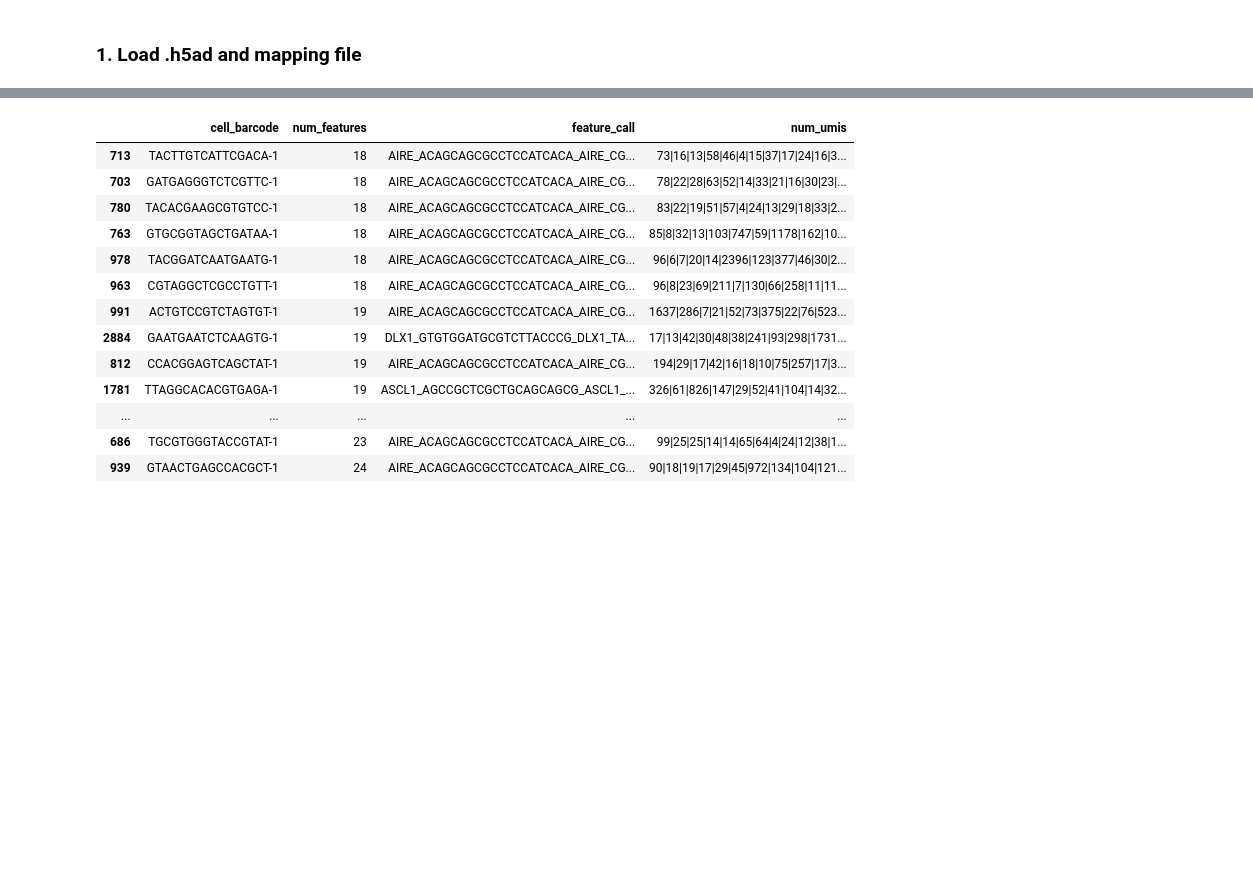
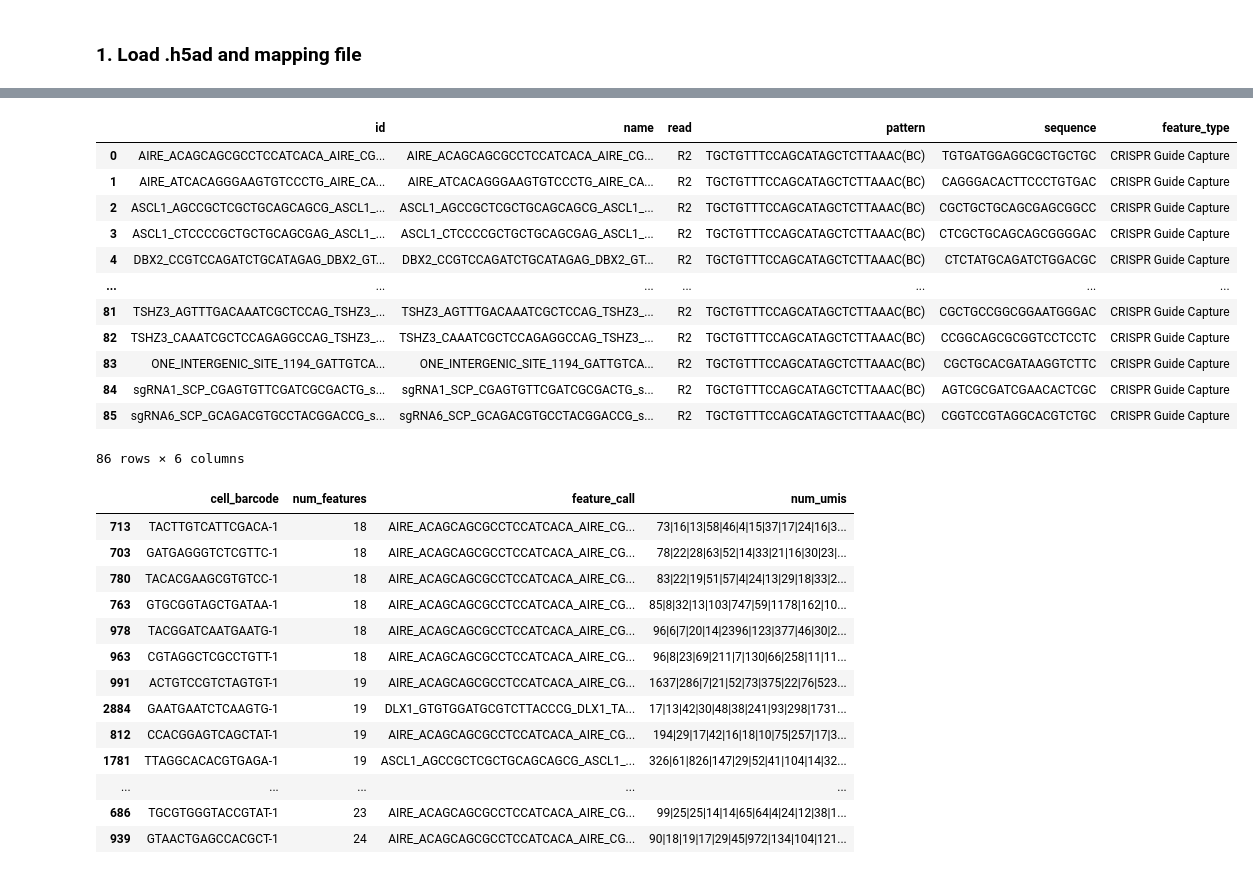
Before and after one commit to vitkl/cell2state_tf_activation, a Jupyter notebook: scripts/Kevin/20230105_multiome_rna_exploration.ipynb, the cells around one changed output, grey strips where cells are left out. Saved outputs shown, nothing was run; the diff lists cells and outputs as text; code cells hidden in the pictures; blank space fills up the shorter version.

```diff
--- a/scripts/Kevin/20230105_multiome_rna_exploration.ipynb
+++ b/scripts/Kevin/20230105_multiome_rna_exploration.ipynb
@@ -117,6 +120,22 @@ sgrna_rest_df = pd.DataFrame(
 )
 #rowwise concatenation of the two dataframes
 sgrna_df = pd.concat([sgrna_df, sgrna_rest_df], axis=0,ignore_index=True)
+# %%
+sgrna_df
+# %% [output]
+|  | id | name | read | pattern | sequence | feature_type |
+| 0 | AIRE_ACAGCAGCGCCTCCATCACA_AIRE_CG... | AIRE_ACAGCAGCGCCTCCATCACA_AIRE_CG... | R2 | TGCTGTTTCCAGCATAGCTCTTAAAC(BC) | TGTGATGGAGGCGCTGCTGC | CRISPR Guide Capture |
+| 1 | AIRE_ATCACAGGGAAGTGTCCCTG_AIRE_CA... | AIRE_ATCACAGGGAAGTGTCCCTG_AIRE_CA... | R2 | TGCTGTTTCCAGCATAGCTCTTAAAC(BC) | CAGGGACACTTCCCTGTGAC | CRISPR Guide Capture |
+| 2 | ASCL1_AGCCGCTCGCTGCAGCAGCG_ASCL1_... | ASCL1_AGCCGCTCGCTGCAGCAGCG_ASCL1_... | R2 | TGCTGTTTCCAGCATAGCTCTTAAAC(BC) | CGCTGCTGCAGCGAGCGGCC | CRISPR Guide Capture |
+| 3 | ASCL1_CTCCCCGCTGCTGCAGCGAG_ASCL1_... | ASCL1_CTCCCCGCTGCTGCAGCGAG_ASCL1_... | R2 | TGCTGTTTCCAGCATAGCTCTTAAAC(BC) | CTCGCTGCAGCAGCGGGGAC | CRISPR Guide Capture |
+| 4 | DBX2_CCGTCCAGATCTGCATAGAG_DBX2_GT... | DBX2_CCGTCCAGATCTGCATAGAG_DBX2_GT... | R2 | TGCTGTTTCCAGCATAGCTCTTAAAC(BC) | CTCTATGCAGATCTGGACGC | CRISPR Guide Capture |
+| ... | ... | ... | ... | ... | ... | ... |
+| 81 | TSHZ3_AGTTTGACAAATCGCTCCAG_TSHZ3_... | TSHZ3_AGTTTGACAAATCGCTCCAG_TSHZ3_... | R2 | TGCTGTTTCCAGCATAGCTCTTAAAC(BC) | CGCTGCCGGCGGAATGGGAC | CRISPR Guide Capture |
+| 82 | TSHZ3_CAAATCGCTCCAGAGGCCAG_TSHZ3_... | TSHZ3_CAAATCGCTCCAGAGGCCAG_TSHZ3_... | R2 | TGCTGTTTCCAGCATAGCTCTTAAAC(BC) | CCGGCAGCGCGGTCCTCCTC | CRISPR Guide Capture |
+| 83 | ONE_INTERGENIC_SITE_1194_GATTGTCA... | ONE_INTERGENIC_SITE_1194_GATTGTCA... | R2 | TGCTGTTTCCAGCATAGCTCTTAAAC(BC) | CGCTGCACGATAAGGTCTTC | CRISPR Guide Capture |
+| 84 | sgRNA1_SCP_CGAGTGTTCGATCGCGACTG_s... | sgRNA1_SCP_CGAGTGTTCGATCGCGACTG_s... | R2 | TGCTGTTTCCAGCATAGCTCTTAAAC(BC) | AGTCGCGATCGAACACTCGC | CRISPR Guide Capture |
+| 85 | sgRNA6_SCP_GCAGACGTGCCTACGGACCG_s... | sgRNA6_SCP_GCAGACGTGCCTACGGACCG_s... | R2 | TGCTGTTTCCAGCATAGCTCTTAAAC(BC) | CGGTCCGTAGGCACGTCTGC | CRISPR Guide Capture |
+86 rows × 6 columns
 # %%
 #Read in protospace call per cell file to dataframe
 protospacer_df = pd.read_csv(f'{sc_data_folder}cellranger710_count_05e682d5679826b9b76d6bec731bbe61/crispr_analysis/protospacer_calls_per_cell.csv')
```
Also changed, not shown: parts of 14 cells of this notebook, 1 other file.
